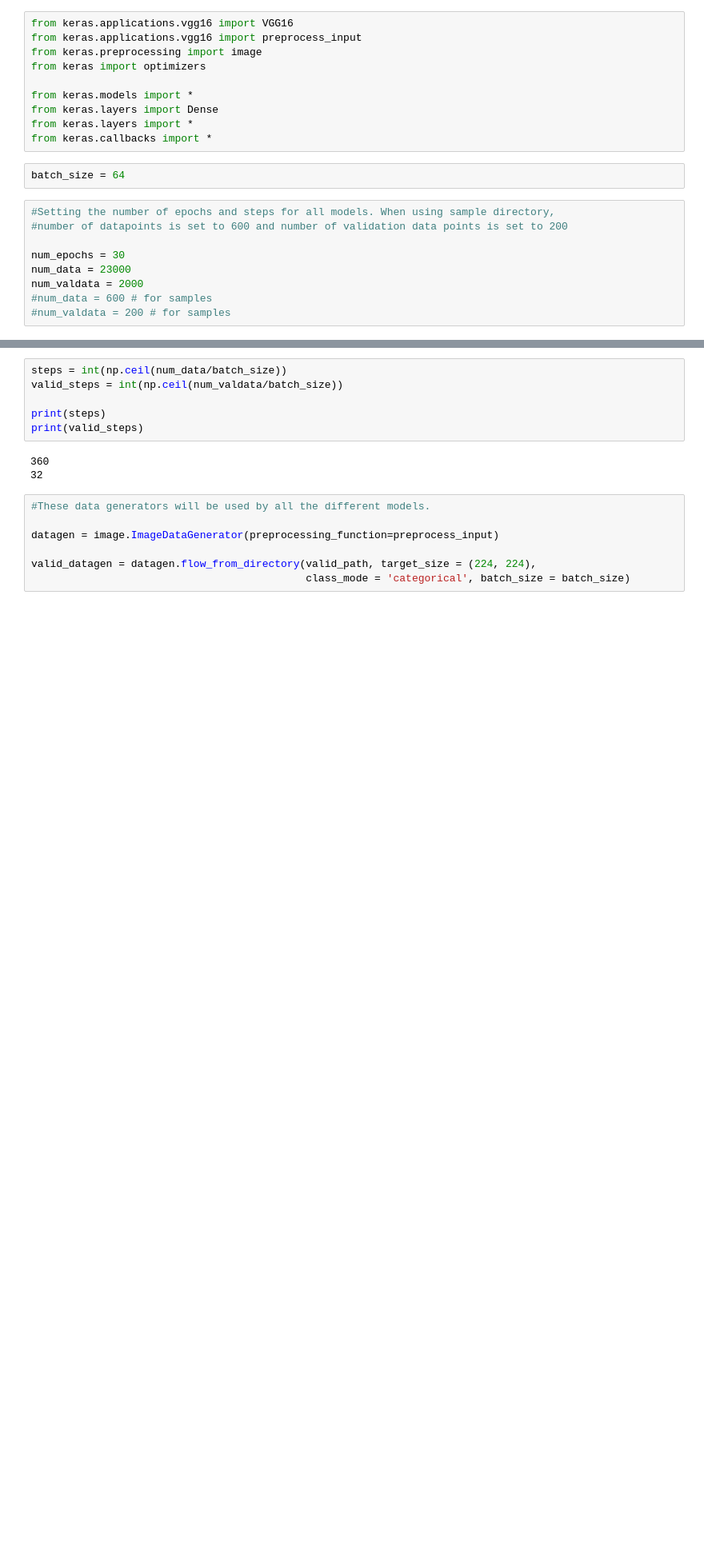
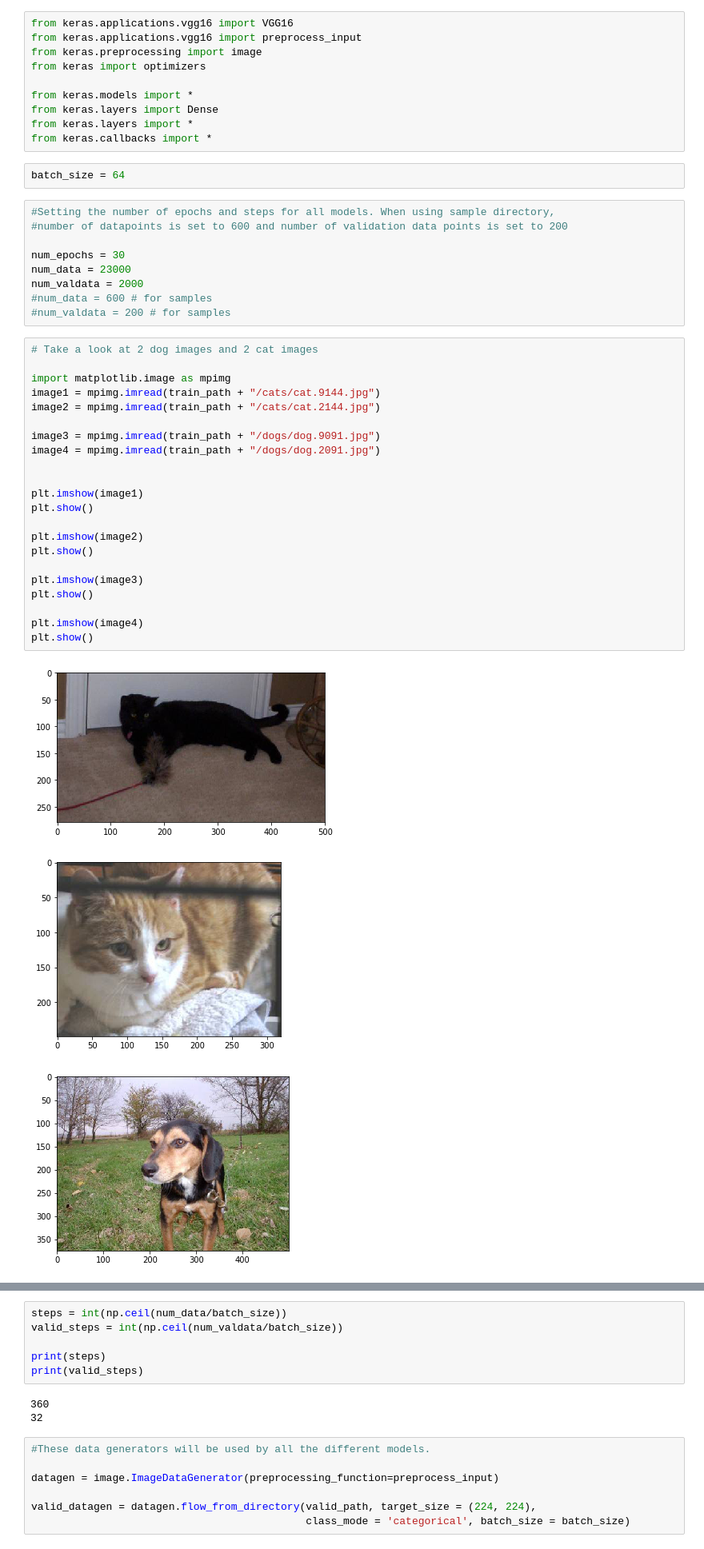
Before and after one commit to resmia/capstone, a Jupyter notebook: CatsDogsTF_FullDataFinal.ipynb, the cells around one changed output, grey strips where cells are left out. Shown at 80% size. Drawn from its saved outputs; the diff is of its cells as text; blank space fills up the shorter version.

```diff
--- a/CatsDogsTF_FullDataFinal.ipynb
+++ b/CatsDogsTF_FullDataFinal.ipynb
@@ -59,3 +59,29 @@ num_data = 23000
 num_valdata = 2000
 #num_data = 600 # for samples
 #num_valdata = 200 # for samples
+# %%
+# Take a look at 2 dog images and 2 cat images
+
+import matplotlib.image as mpimg
+image1 = mpimg.imread(train_path + "/cats/cat.9144.jpg")
+image2 = mpimg.imread(train_path + "/cats/cat.2144.jpg")
+
+image3 = mpimg.imread(train_path + "/dogs/dog.9091.jpg")
+image4 = mpimg.imread(train_path + "/dogs/dog.2091.jpg")
+
+
+plt.imshow(image1)
+plt.show()
+
+plt.imshow(image2)
+plt.show()
+
+plt.imshow(image3)
+plt.show()
+
+plt.imshow(image4)
+plt.show()
+# %% [output]
+[figure, added]
+[figure, added]
+[figure, added]
```
Also changed, not shown: parts of 1 cell of this notebook.
